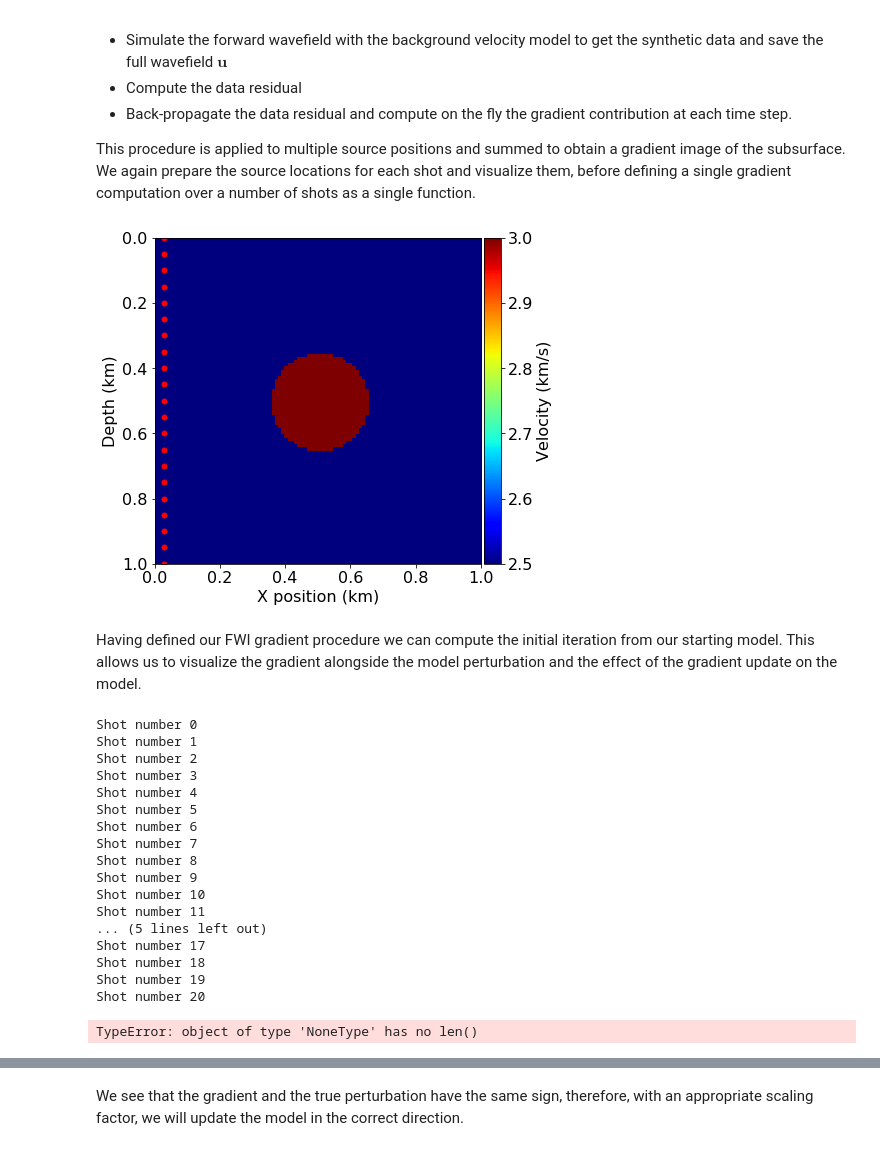
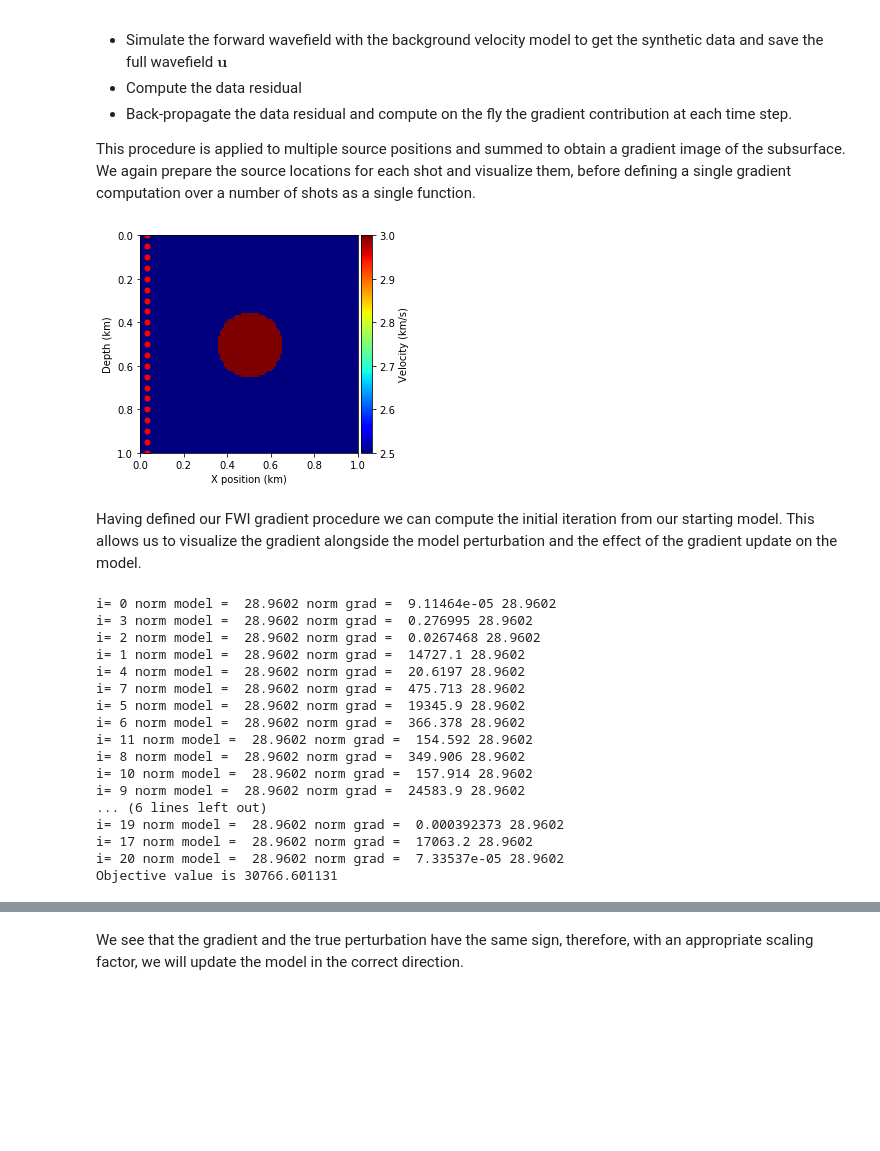
Before and after one commit to xiaocenxiaocen/devito, a Jupyter notebook: examples/seismic/tutorials/test_03_fwi.ipynb, the cells around one changed output, grey strips where cells are left out. Drawn from its saved outputs; the diff is of its cells as text; code cells hidden in the pictures; blank space fills up the shorter version.

```diff
--- a/examples/seismic/tutorials/test_03_fwi.ipynb
+++ b/examples/seismic/tutorials/test_03_fwi.ipynb
@@ -50,11 +60,16 @@ shape = (101, 101)  # Number of grid point (nx, nz)
 spacing = (10., 10.)  # Grid spacing in m. The domain size is now 1km by 1km
 origin = (0., 0.)  # Need origin to define relative source and receiver locations
 
-model = demo_model('circle', vp=3.0, vp_background=2.5,
-                    origin=origin, shape=shape, spacing=spacing, nbpml=40)
+def get_true_model():
+    return demo_model('circle', vp=3.0, vp_background=2.5,
+                      origin=origin, shape=shape, spacing=spacing, nbpml=40)
 
-model0 = demo_model('circle', vp=2.5, vp_background=2.5,
-                     origin=origin, shape=shape, spacing=spacing, nbpml=40)
+def get_initial_model():
+    return demo_model('circle', vp=2.5, vp_background=2.5,
+                      origin=origin, shape=shape, spacing=spacing, nbpml=40)
+
+model = get_true_model()
+model0 = get_initial_model()
 
 plot_velocity(model)
 plot_velocity(model0)
@@ -182,11 +198,15 @@ To compute a single gradient $\nabla\Phi_s(\mathbf{m})$ in our optimization work
 
 This procedure is applied to multiple source positions and summed to obtain a gradient image of the subsurface. We again prepare the source locations for each shot and visualize them, before defining a single gradient computation over a number of shots as a single function.
 # %%
-# Prepare the varying source locations sources
-source_locations = np.empty((nshots, 2), dtype=np.float32)
-source_locations[:, 0] = 30.
-source_locations[:, 1] = np.linspace(0., 1000, num=nshots)
+def get_source_locations():
+    # Prepare the varying source locations sources
+    source_locations = np.empty((nshots, 2), dtype=np.float32)
+    source_locations[:, 0] = 30.
+    source_locations[:, 1] = np.linspace(0., 1000, num=nshots)
 
+    return source_locations
+
+source_locations = get_source_locations()
 plot_velocity(model, source=source_locations)
 # %% [output]
-[figure, old version]
+[figure, new version]
@@ -275,26 +299,27 @@ Having defined our FWI gradient procedure we can compute the initial iteration f
 # %%
 # Compute gradient of initial model
-ff, update = fwi_gradient(model, model0, src, rec)
+model0 = get_initial_model()
+
+ff, update = fwi_gradient(model0)
 print('Objective value is %f ' % ff)
 # %% [output]
-Shot number 0
-Shot number 1
-Shot number 2
-Shot number 3
-Shot number 4
-Shot number 5
-Shot number 6
-Shot number 7
-Shot number 8
-Shot number 9
-Shot number 10
-Shot number 11
-... (5 lines left out)
-Shot number 17
-Shot number 18
-Shot number 19
-Shot number 20
+i= 0 norm model =  28.9602 norm grad =  9.11464e-05 28.9602
+i= 3 norm model =  28.9602 norm grad =  0.276995 28.9602
+i= 2 norm model =  28.9602 norm grad =  0.0267468 28.9602
+i= 1 norm model =  28.9602 norm grad =  14727.1 28.9602
+i= 4 norm model =  28.9602 norm grad =  20.6197 28.9602
+i= 7 norm model =  28.9602 norm grad =  475.713 28.9602
+i= 5 norm model =  28.9602 norm grad =  19345.9 28.9602
+i= 6 norm model =  28.9602 norm grad =  366.378 28.9602
+i= 11 norm model =  28.9602 norm grad =  154.592 28.9602
+i= 8 norm model =  28.9602 norm grad =  349.906 28.9602
+i= 10 norm model =  28.9602 norm grad =  157.914 28.9602
+i= 9 norm model =  28.9602 norm grad =  24583.9 28.9602
+... (6 lines left out)
+i= 19 norm model =  28.9602 norm grad =  0.000392373 28.9602
+i= 17 norm model =  28.9602 norm grad =  17063.2 28.9602
+i= 20 norm model =  28.9602 norm grad =  7.33537e-05 28.9602
+Objective value is 30766.601131
-TypeError: object of type 'NoneType' has no len()
 # %%
 # Plot FWI gradient and model update
 from examples.seismic import plot_image
```
Also changed, not shown: parts of 16 cells of this notebook.
